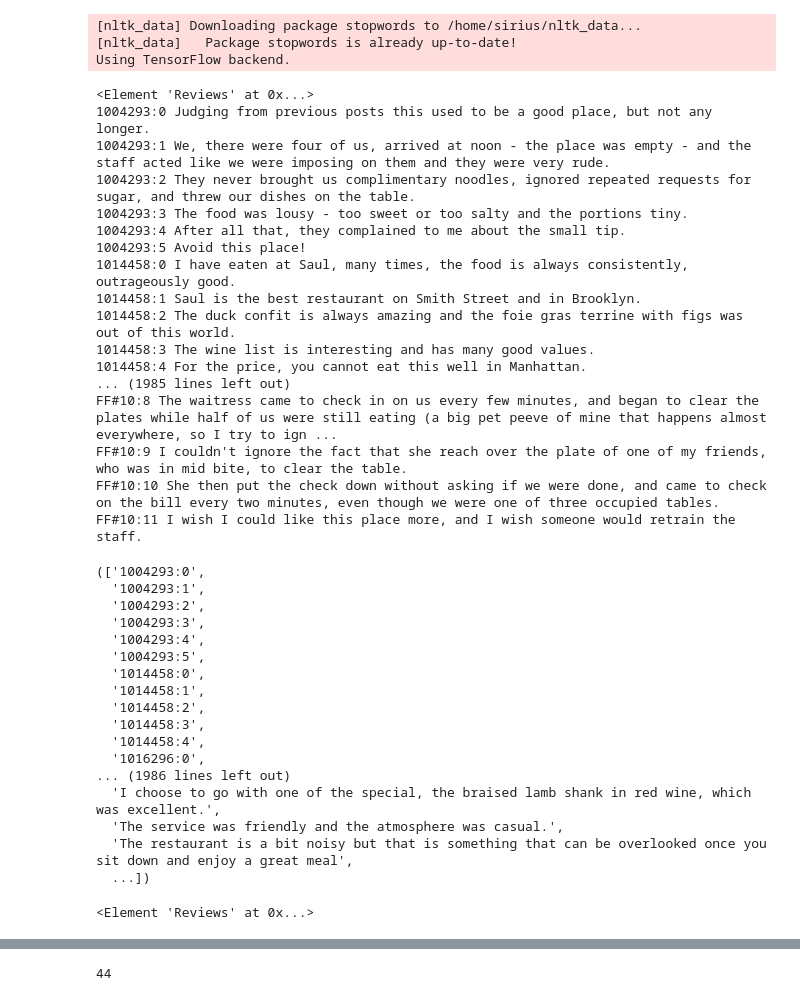
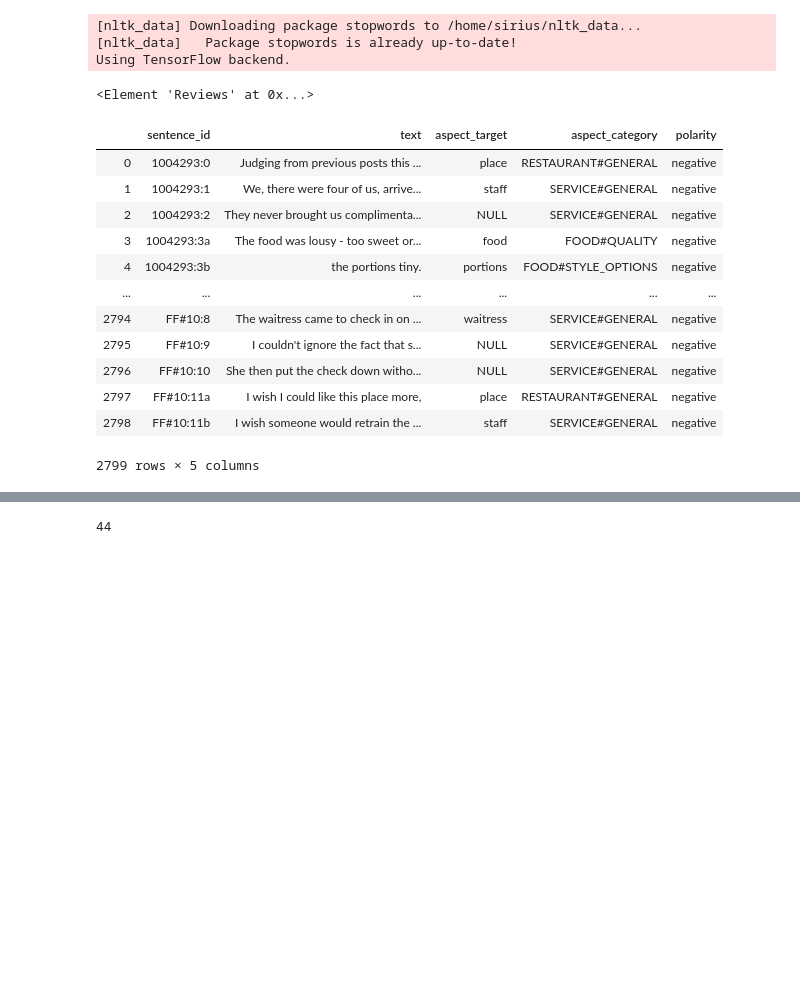
Before and after one commit to Sakchhi/Aspect-Based-Sentiment-Analysis, a Jupyter notebook: ABSA_5.1.ipynb, the cells around one changed output, grey strips where cells are left out. Drawn from its saved outputs; the diff is of its cells as text; code cells hidden in the pictures; blank space fills up the shorter version.

Commit message:
Split Opinion Units manually

```diff
--- a/ABSA_5.1.ipynb
+++ b/ABSA_5.1.ipynb
@@ -87,40 +79,3 @@ def get_list(path):
             opinion_inner_list.append(opinion_dict)
         opinion_list.append(opinion_inner_list)
     return text_list,opinion_list
-# %%
-parse_sentence_level("ABSA16_Restaurants_Train_SB1_v2.xml")
-# %% [output]
-<Element 'Reviews' at 0x...>
-1004293:0 Judging from previous posts this used to be a good place, but not any longer.
-1004293:1 We, there were four of us, arrived at noon - the place was empty - and the staff acted like we were imposing on them and they were very rude.
-1004293:2 They never brought us complimentary noodles, ignored repeated requests for sugar, and threw our dishes on the table.
-1004293:3 The food was lousy - too sweet or too salty and the portions tiny.
-1004293:4 After all that, they complained to me about the small tip.
-1004293:5 Avoid this place!
-1014458:0 I have eaten at Saul, many times, the food is always consistently, outrageously good.
-1014458:1 Saul is the best restaurant on Smith Street and in Brooklyn.
-1014458:2 The duck confit is always amazing and the foie gras terrine with figs was out of this world.
-1014458:3 The wine list is interesting and has many good values.
-1014458:4 For the price, you cannot eat this well in Manhattan.
-... (1985 lines left out)
-FF#10:8 The waitress came to check in on us every few minutes, and began to clear the plates while half of us were still eating (a big pet peeve of mine that happens almost everywhere, so I try to ign ...
-FF#10:9 I couldn't ignore the fact that she reach over the plate of one of my friends, who was in mid bite, to clear the table.
-FF#10:10 She then put the check down without asking if we were done, and came to check on the bill every two minutes, even though we were one of three occupied tables.
-FF#10:11 I wish I could like this place more, and I wish someone would retrain the staff.
-(['1004293:0',
-  '1004293:1',
-  '1004293:2',
-  '1004293:3',
-  '1004293:4',
-  '1004293:5',
-  '1014458:0',
-  '1014458:1',
-  '1014458:2',
-  '1014458:3',
-  '1014458:4',
-  '1016296:0',
-... (1986 lines left out)
-  'I choose to go with one of the special, the braised lamb shank in red wine, which was excellent.',
-  'The service was friendly and the atmosphere was casual.',
-  'The restaurant is a bit noisy but that is something that can be overlooked once you sit down and enjoy a great meal',
-  ...])
@@ -127,10 +136,26 @@ FF#10:11 I wish I could like this place more, and I wish someone would retrain t
 # %%
-train_sent_id, train_text,train_opinion_target,train_opinion_category, train_opinion_polarity  = parse_sentence_level("ABSA16_Restaurants_Train_SB1_v2.xml")
+train_sent_id, train_text,train_opinion_target,train_opinion_category, train_opinion_polarity  = parse_sentence_level2("ABSA16_Restaurants_Train_SB1_v2.xml")
 # %% [output]
 <Element 'Reviews' at 0x...>
 # %%
 reviews_train = pd.DataFrame([train_sent_id, train_text,train_opinion_target,train_opinion_category, train_opinion_polarity],
             index=['sentence_id','text','aspect_target','aspect_category','polarity']).T
+# %%
+reviews_train
+# %% [output]
+|  | sentence_id | text | aspect_target | aspect_category | polarity |
+| 0 | 1004293:0 | Judging from previous posts this ... | place | RESTAURANT#GENERAL | negative |
+| 1 | 1004293:1 | We, there were four of us, arrive... | staff | SERVICE#GENERAL | negative |
+| 2 | 1004293:2 | They never brought us complimenta... | NULL | SERVICE#GENERAL | negative |
+| 3 | 1004293:3a | The food was lousy - too sweet or... | food | FOOD#QUALITY | negative |
+| 4 | 1004293:3b | the portions tiny. | portions | FOOD#STYLE_OPTIONS | negative |
+| ... | ... | ... | ... | ... | ... |
+| 2794 | FF#10:8 | The waitress came to check in on ... | waitress | SERVICE#GENERAL | negative |
+| 2795 | FF#10:9 | I couldn't ignore the fact that s... | NULL | SERVICE#GENERAL | negative |
+| 2796 | FF#10:10 | She then put the check down witho... | NULL | SERVICE#GENERAL | negative |
+| 2797 | FF#10:11a | I wish I could like this place more, | place | RESTAURANT#GENERAL | negative |
+| 2798 | FF#10:11b | I wish someone would retrain the ... | staff | SERVICE#GENERAL | negative |
+2799 rows × 5 columns
 # %%
 print(reviews_train.groupby('aspect_category').size().sort_values(ascending=False))
 
```
Also changed, not shown: parts of 5 cells of this notebook, 3 other files.
